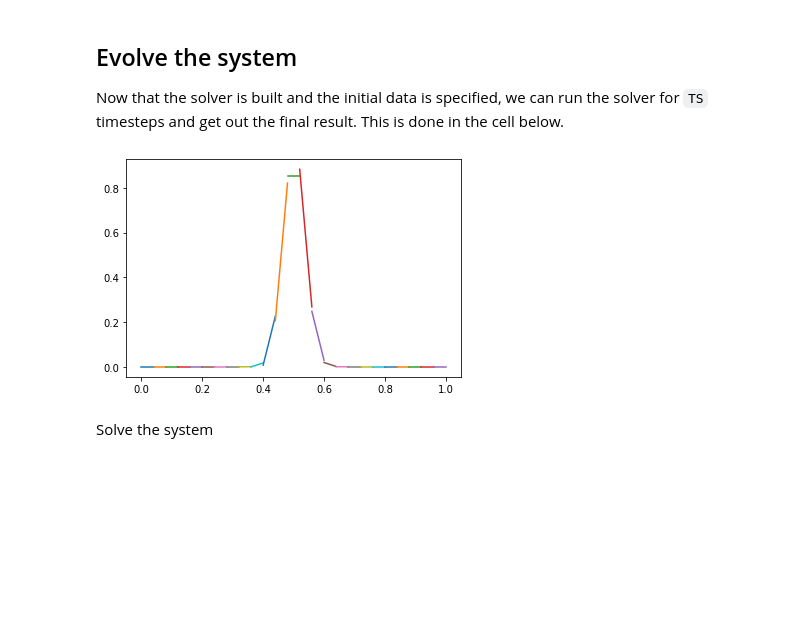
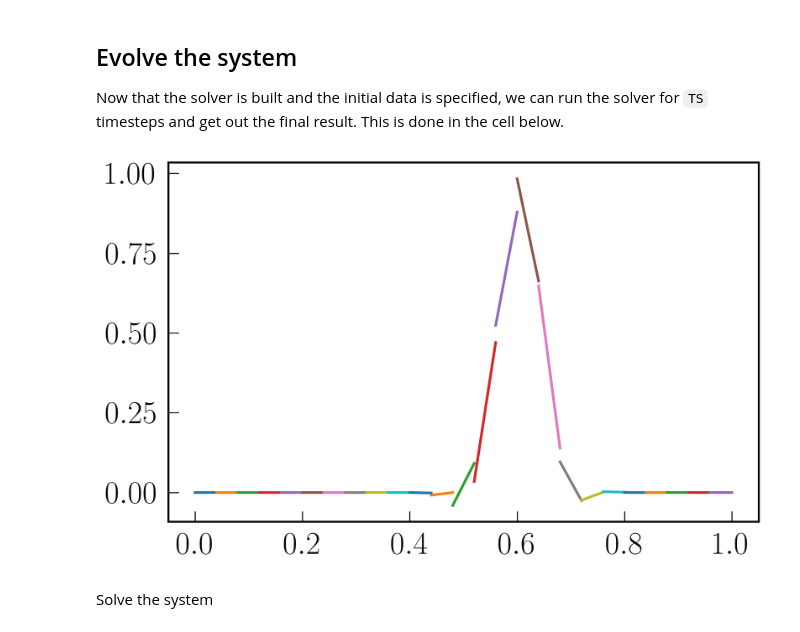
Before and after one commit to aapandy2/dg_tutorial, a Jupyter notebook: DG_tutorial.ipynb, the cells around one changed output. Drawn from its saved outputs; the diff is of its cells as text; code cells hidden in the pictures; blank space fills up the shorter version.

Commit message:
changed matplotlib parameters

```diff
--- a/DG_tutorial.ipynb
+++ b/DG_tutorial.ipynb
@@ -158,6 +158,35 @@ import numpy as np
 import matplotlib.pyplot as pl
 from scipy.integrate import quad
 from numpy.linalg import inv
+
+# Set plot parameters (credit: Mani Chandra)
+pl.rcParams['figure.figsize']  = 8, 5
+pl.rcParams['lines.linewidth'] = 2
+pl.rcParams['font.family']     = 'serif'
+pl.rcParams['font.weight']     = 'bold'
+pl.rcParams['font.size']       = 20
+pl.rcParams['font.sans-serif'] = 'serif'
+pl.rcParams['text.usetex']     = True
+pl.rcParams['axes.linewidth']  = 1.5
+pl.rcParams['axes.titlesize']  = 'medium'
+pl.rcParams['axes.labelsize']  = 'large'
+pl.rcParams['figure.dpi']      = 300
+
+pl.rcParams['xtick.major.size'] = 8
+pl.rcParams['xtick.minor.size'] = 4
+pl.rcParams['xtick.major.pad']  = 8
+pl.rcParams['xtick.minor.pad']  = 8
+pl.rcParams['xtick.color']      = 'k'
+pl.rcParams['xtick.labelsize']  = 'large'
+pl.rcParams['xtick.direction']  = 'in'
+
+pl.rcParams['ytick.major.size'] = 8
+pl.rcParams['ytick.minor.size'] = 4
+pl.rcParams['ytick.major.pad']  = 8
+pl.rcParams['ytick.minor.pad']  = 8
+pl.rcParams['ytick.color']      = 'k'
+pl.rcParams['ytick.labelsize']  = 'large'
+pl.rcParams['ytick.direction']  = 'in'
 # %% [markdown]
 ### Define grid parameters
 
@@ -459,12 +488,12 @@ Now that the solver is built and the initial data is specified, we can run the s
 # %%
 #compute solution after TS timesteps
 sol = evolve_TS_steps(TS, a_n, a_np1)
 
 #plot solution after TS timesteps
-plot_soln(sol[1])
+plot_soln(sol[TS])
 pl.show()
 # %% [output]
-[figure, old version]
+[figure, new version]
 # %%
 #define analytic solution, which is just q_ID(x-c*t)
 def q_analytic(x, t):
```
Also changed, not shown: parts of 2 cells of this notebook.
